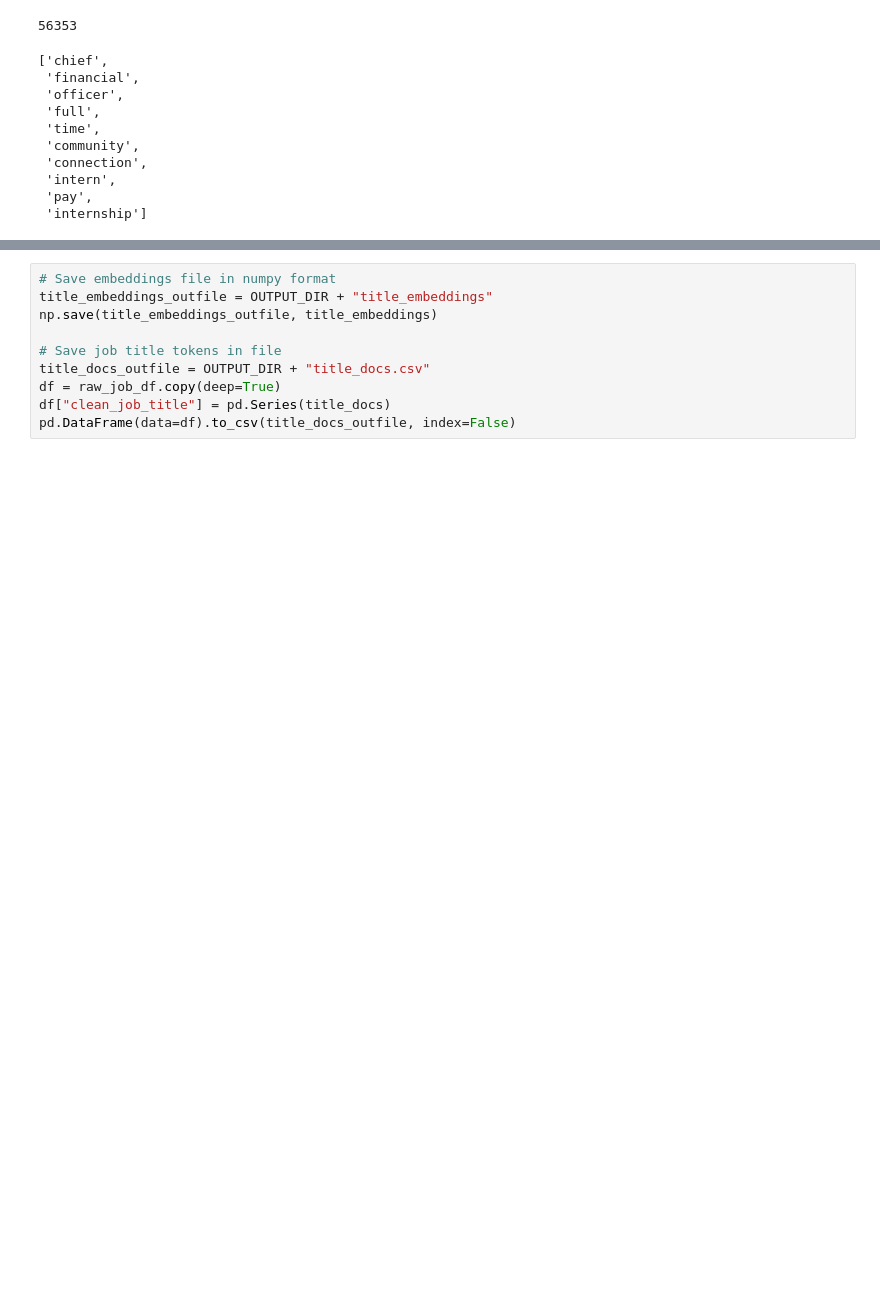
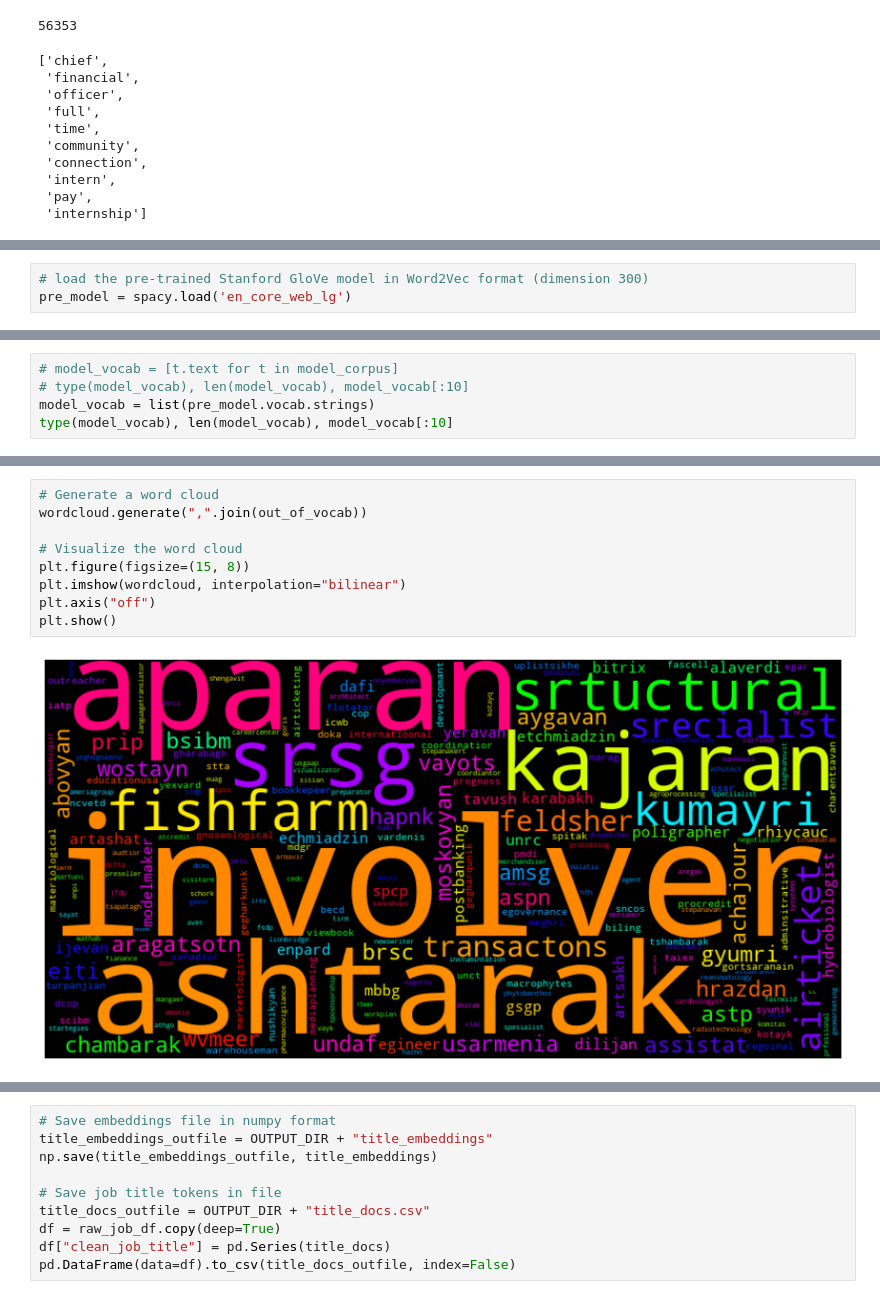
Before and after one commit to dhbangtroi/dss-thesis, a Jupyter notebook: CODES/02_job-title_02_embedding.ipynb, the cells around one changed output, grey strips where cells are left out. Saved outputs shown, nothing was run; the diff lists cells and outputs as text; blank space fills up the shorter version.

```diff
--- a/CODES/02_job-title_02_embedding.ipynb
+++ b/CODES/02_job-title_02_embedding.ipynb
@@ -105,0 +157,3 @@ model_vocab = pre_model.index_to_key
+# %%
+# load the pre-trained Stanford GloVe model in Word2Vec format (dimension 300)
+pre_model = spacy.load('en_core_web_lg')
@@ -105,0 +162,5 @@ model_vocab = pre_model.index_to_key
+# %%
+# model_vocab = [t.text for t in model_corpus]
+# type(model_vocab), len(model_vocab), model_vocab[:10]
+model_vocab = list(pre_model.vocab.strings)
+type(model_vocab), len(model_vocab), model_vocab[:10]
@@ -129,2 +197,13 @@ out_of_vocab
+# %%
+# Generate a word cloud
+wordcloud.generate(",".join(out_of_vocab))
+
+# Visualize the word cloud
+plt.figure(figsize=(15, 8))
+plt.imshow(wordcloud, interpolation="bilinear")
+plt.axis("off")
+plt.show()
+# %% [output]
+[figure, added]
 # %%
 def create_corpus(df, col):
```
Also changed, not shown: parts of 20 cells of this notebook, 22 other files.
